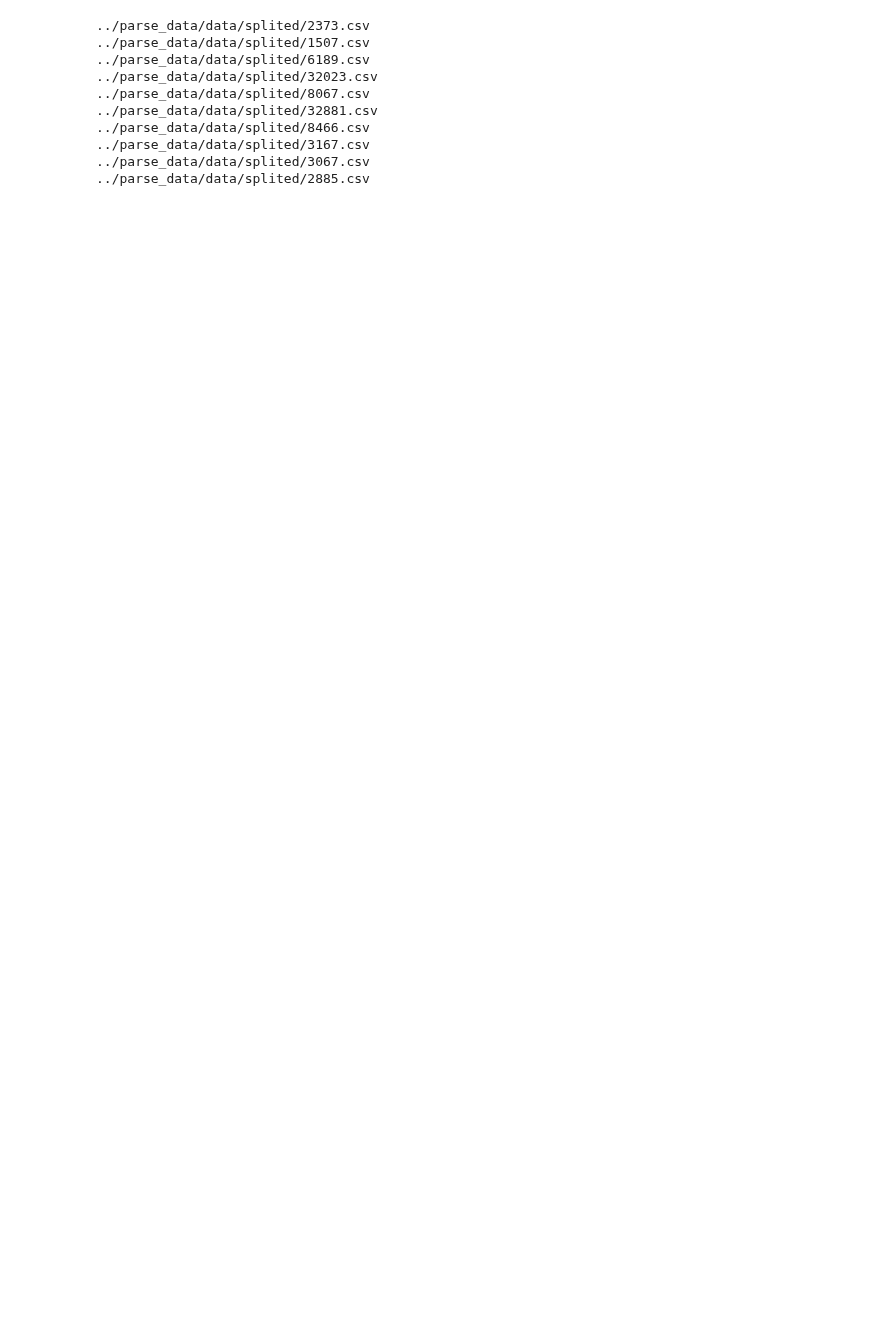
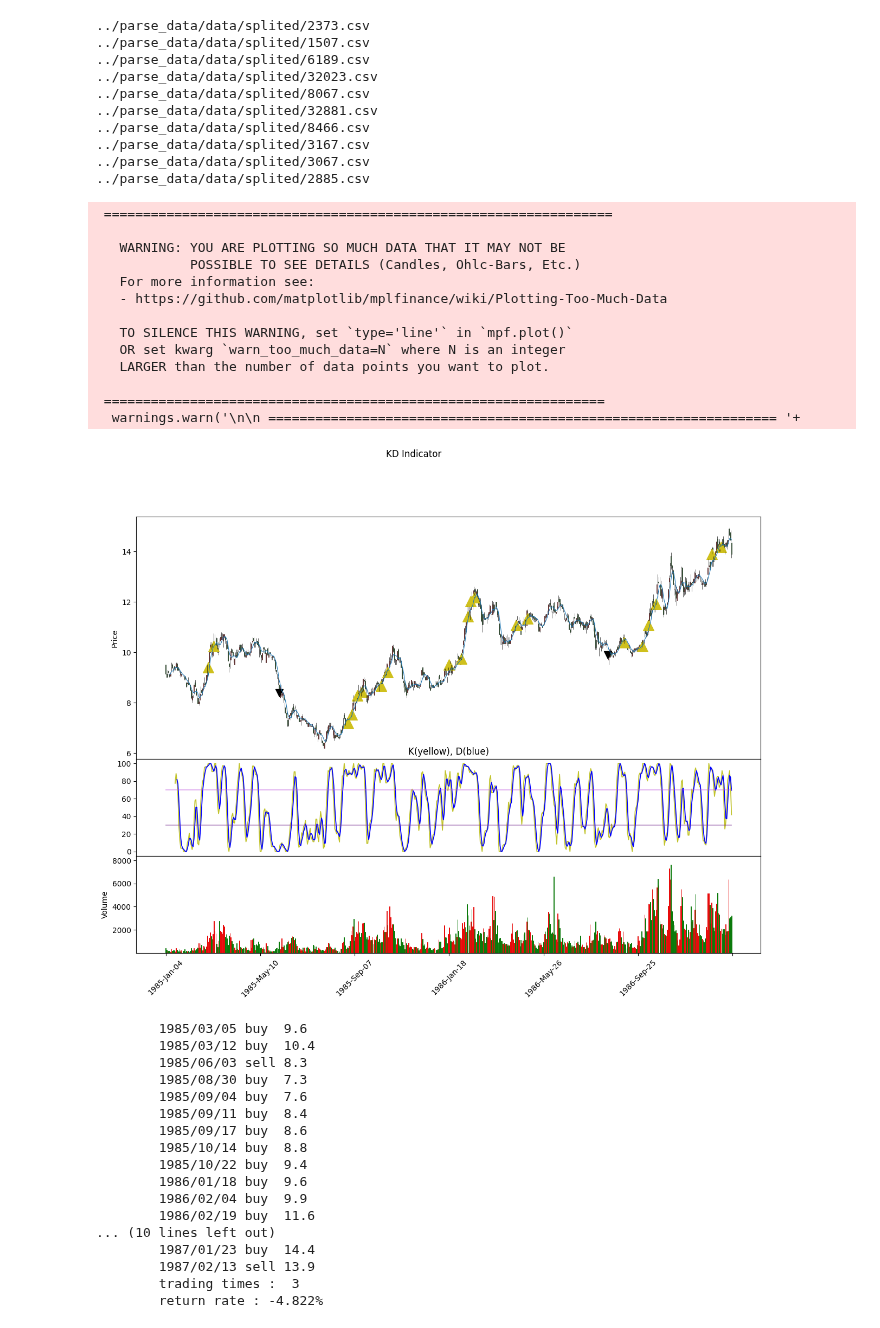
Before and after one commit to a23956491z/backtesting-project, a Jupyter notebook: scratch/main.ipynb, the cells around one changed output. Saved outputs shown, nothing was run; the diff lists cells and outputs as text; code cells hidden in the pictures; blank space fills up the shorter version.

```diff
--- a/scratch/main.ipynb
+++ b/scratch/main.ipynb
@@ -138,8 +140,8 @@ class trade:
                 close_price = round(self.position['Close'],1)
                 print('\t{} buy  {}'.format(date,close_price))
 
-            if(self.principal == 0):
-                self.principal = self.position['Close'] * (1 + self.comission)
+
+            self.principal += self.position['Close'] * (1 + self.comission)
 
             self.balance -= self.position['Close'] * (1 + self.comission)
             self.holding_tickers = self.holding_tickers + 1
@@ -166,11 +168,12 @@ class trade:
                 close_price = round(self.position['Close'] ,1)
                 print('\t{} sell {}'.format(date,close_price))
 
-            self.balance += self.position['Close'] * (1 - self.comission - self.tax)
+            self.balance += self.position['Close'] * (1 - self.comission - self.tax) * self.holding_tickers
 
             self.returns += (self.balance/self.principal)
-            self.principal, self.balance = 0,0
-            self.holding_tickers = self.holding_tickers - 1;
+#             print(self.returns)
+            self.principal, self.balance= 0,0
+            self.holding_tickers = 0
 
             self.trading_nums = self.trading_nums+1
         return None
@@ -211,37 +214,78 @@ class trade:
     def result(self):
 
 
         return_rate = round(self.returns *100, 4)
 
         if self.print_tradingTimes:
             print("\ttrading times : ", self.trading_nums)
 
         if self.print_returnRate:
             print("\treturn rate : {r}%".format(r=return_rate))
 
         return return_rate
 
+########  TESTING BLOCK  ########
+class derieved(trade):
+
+    def next(self):
+        if(self.position['buy'] == 1):
+            self.buy()
+        if(self.position['sell'] == 1):
+            self.sell()
 
 # 自己寫的 tools.readStock_file
 ticker = readStock_file(GLOBAL_TEST_FILE)
 ticker = ticker.head(600)
 
-dw = pure_KD(ticker, plot=True)
+dw = pure_KD(ticker, plot=True,short_stop_loss=True)
 
 # 手續費是0.1425%
 # 股票交易稅是0.3%
 # 持有上限是1
 bakctesting = derieved(dw, 0.001425, 0.003, 0,
-                print_trading=print_format['tradingRecord'],
-                print_tradingTimes=print_format['tradingNum'],
-                print_returnRate=print_format['returnRate'])
+                print_trading=True,
+                print_tradingTimes=True,
+                print_returnRate=True)
 
 
 bakctesting.run()
 
 # result()會傳回投資報酬率
 # 同時也會 print出交易記錄等資訊
 result = bakctesting.result()
+########  TESTING BLOCK  ########
+# %% [output]
+ =================================================================
+
+   WARNING: YOU ARE PLOTTING SO MUCH DATA THAT IT MAY NOT BE
+            POSSIBLE TO SEE DETAILS (Candles, Ohlc-Bars, Etc.)
+   For more information see:
+   - https://github.com/matplotlib/mplfinance/wiki/Plotting-Too-Much-Data
+
+   TO SILENCE THIS WARNING, set `type='line'` in `mpf.plot()`
+   OR set kwarg `warn_too_much_data=N` where N is an integer
+   LARGER than the number of data points you want to plot.
+
+ ================================================================
+  warnings.warn('\n\n ================================================================= '+
+[figure, added]
+        1985/03/05 buy  9.6
+        1985/03/12 buy  10.4
+        1985/06/03 sell 8.3
+        1985/08/30 buy  7.3
+        1985/09/04 buy  7.6
+        1985/09/11 buy  8.4
+        1985/09/17 buy  8.6
+        1985/10/14 buy  8.8
+        1985/10/22 buy  9.4
+        1986/01/18 buy  9.6
+        1986/02/04 buy  9.9
+        1986/02/19 buy  11.6
+... (10 lines left out)
+        1987/01/23 buy  14.4
+        1987/02/13 sell 13.9
+        trading times :  3
+        return rate : -4.822%
 # %%
 """
 計算指標與信號常用的小工具
```
Also changed, not shown: parts of 3 cells of this notebook, 1 other file.
